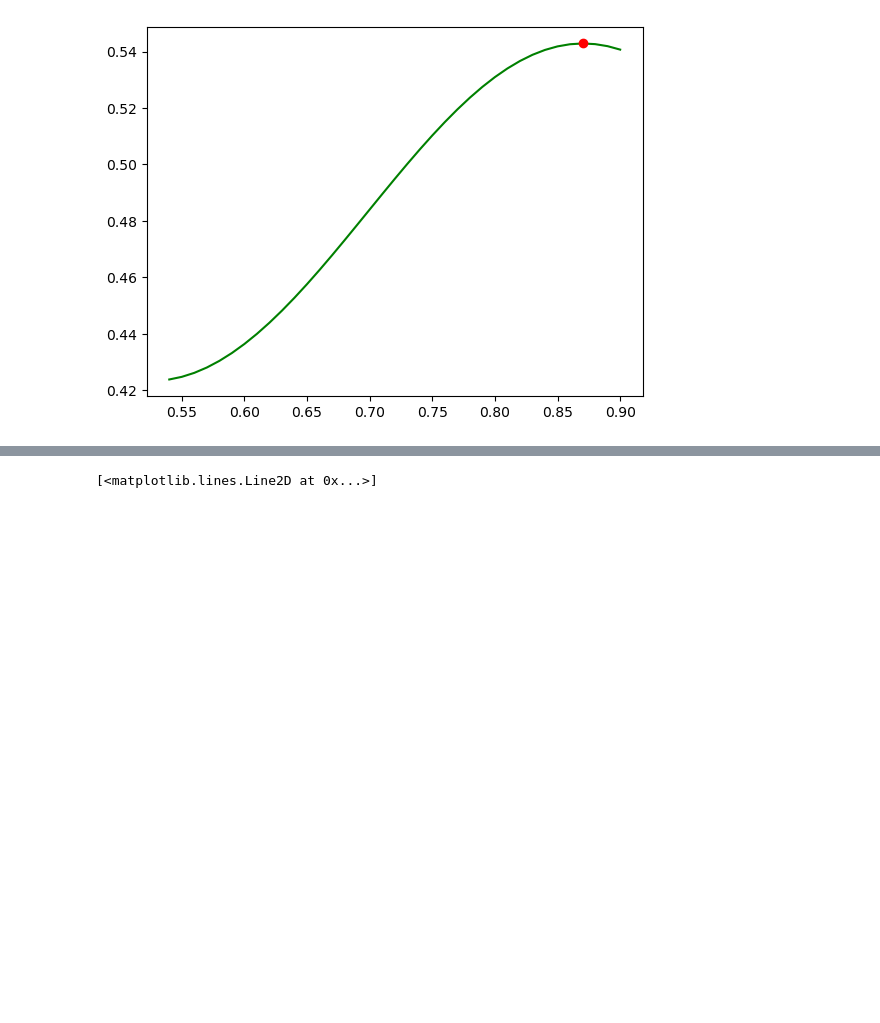
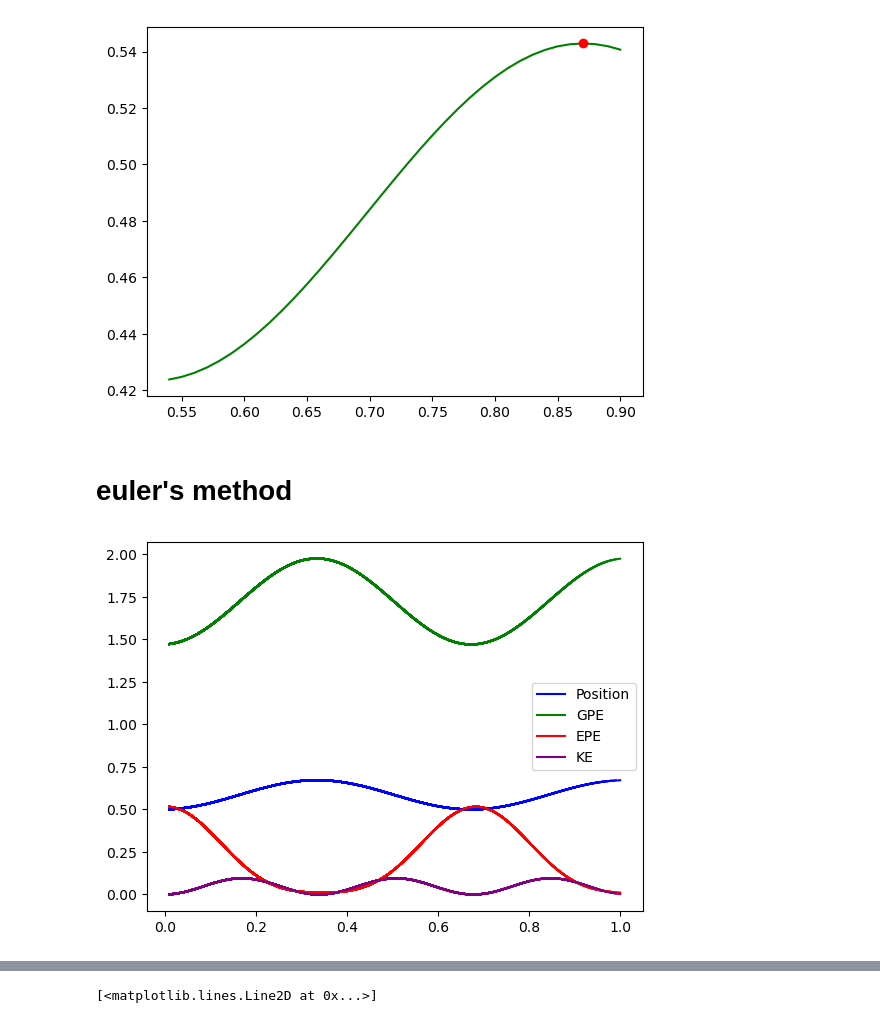
Before and after one commit to AustinZhang25/HonorsPhysics2, a Jupyter notebook: Unit 3 Spring Oscillation .ipynb, the cells around one changed output, grey strips where cells are left out. Drawn from its saved outputs; the diff is of its cells as text; code cells hidden in the pictures; blank space fills up the shorter version.

Commit message:
working euler's lfg

```diff
--- a/Unit 3 Spring Oscillation .ipynb
+++ b/Unit 3 Spring Oscillation .ipynb
@@ -70,26 +68,49 @@ for i in range(len(Listx)-2):
+# %% [markdown]
+# euler's method
 # %%
-h = 0
-stretch = 0
+h = 0.5
+startX = 0.7
+stretch = startX-h
+springLength = 0.2
 v = 0
 m = 0.3
 g = 9.8
 w = -(9.8*m)
-fspring = k*stretch
-fnet = w + fspring
-a = fnet/m
+a = (-k*(h) - m*g)/m
 k = 25.76
 t = 0.0
 dt = 0.01
 List = []
 time =[]
+ListGPE = []
+ListEPE =[]
+ListKE =[]
+ListNetE = []
+NetE = 0
 # %%
-while t<1:
+while t<=1:
+    stretch = startX-h
+    fspring = k*stretch
+    a = ((k*stretch) + (-m*g))/m
     v += a*dt
     h += v*dt
-    fspring = k*h
-    fnet = w + fspring
-    a = fnet/m
-    t =+ dt
+    t += dt
+    GPE = m*g*h
+    EPE = (k*stretch*stretch)/2
+    KE = (m*v**2)/2
     time.append(t)
     List.append(h)
+    ListGPE.append(GPE)
+    ListEPE.append(EPE)
+    ListKE.append(KE)
+    NetE = GPE + EPE + KE
+    ListNetE.append(NetE)
+    plt.plot(time, List, color="blue")
+    plt.plot(time, ListGPE, color="green")
+    plt.plot(time, ListEPE, color="red")
+    plt.plot(time, ListKE, color="purple")
+plt.legend(["Position", "GPE", "EPE", "KE"])
+plt.show()
+# %% [output]
+[figure, added]
 # %%
```
Also changed, not shown: parts of 3 cells of this notebook.
